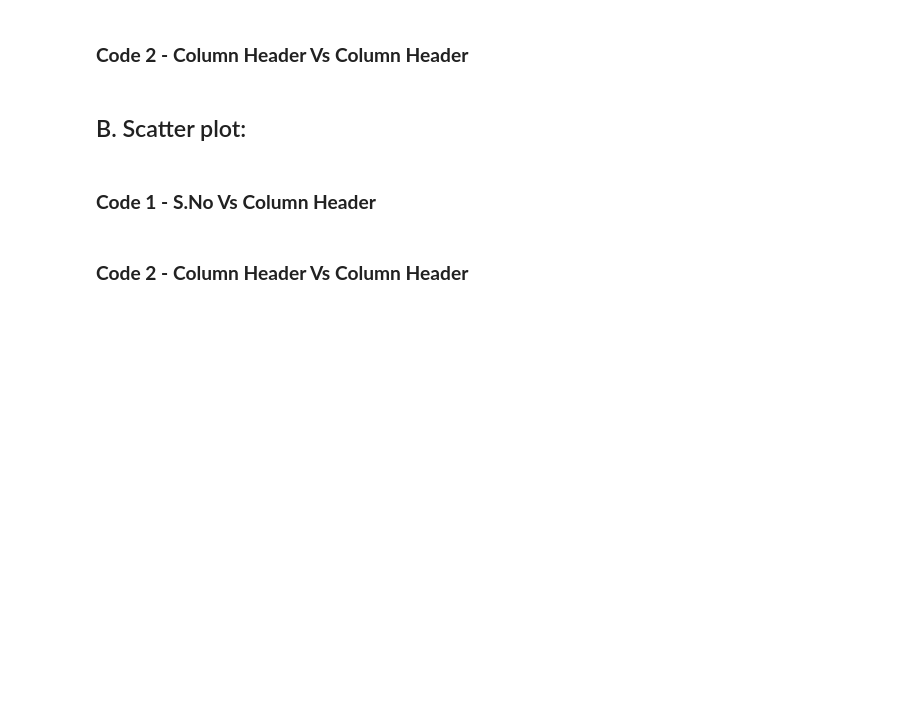
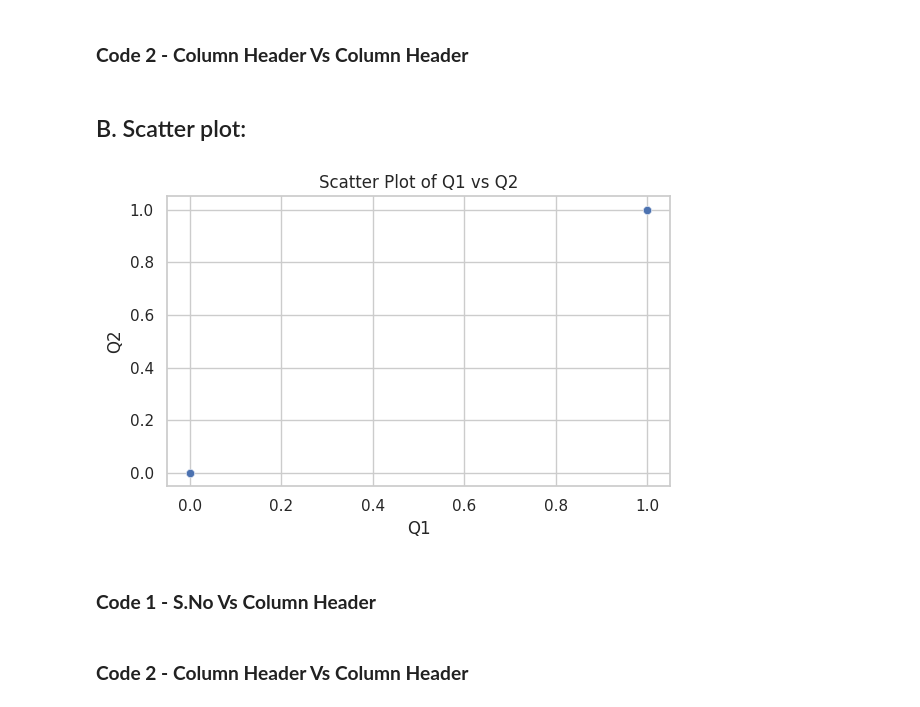
Before and after one commit to radhakrishnan-omotec/chatgpt-marketing, a Jupyter notebook: AI_based_Analysis_Research_Project_6.ipynb, the cells around one changed output. Saved outputs shown, nothing was run; the diff lists cells and outputs as text; code cells hidden in the pictures; blank space fills up the shorter version.

```diff
--- a/AI_based_Analysis_Research_Project_6.ipynb
+++ b/AI_based_Analysis_Research_Project_6.ipynb
@@ -303,35 +303,37 @@ sns.boxplot(data=df, x="AnyColumn like Q1,Q2", y="AnyColumn like Q1,Q2")
 
 import pandas as pd
 import seaborn as sns
 import matplotlib.pyplot as plt
 
 # Read "AI_Responses.CSV File"
 data =  pd.read_csv("/content/test-repo/AI_Reponses.csv")
 
 data.head(1)
 
 
 # Create a DataFrame from the data
 df = pd.DataFrame(data)
 
 # Select the numerical columns for scatter plotting
 numerical_columns = df.iloc[:, 4:]  # Assuming the numerical columns start from index 4 # DEA Correction to the appropriate name
 
 # Set up the figure and axes
-plt.figure(figsize=(12, 8))
+plt.figure(figsize=(6, 4))
 sns.set(style="whitegrid")
 
 # Create scatter plots using Seaborn
-sns.scatterplot(data=numerical_columns, x='Q1', y='Q2', alpha=0.7) # DEA Correction to the appropriate name
+sns.scatterplot(data=numerical_columns, x='Q1_new', y='Q1_new', alpha=0.7) # DEA Correction to the appropriate name
 
 # Customize the plot
 plt.title("Scatter Plot of Q1 vs Q2") # DEA Correction to the appropriate name
 plt.xlabel("Q1")                      # DEA Correction to the appropriate name
 plt.ylabel("Q2")                      # DEA Correction to the appropriate name
 
 # Show the plot
 plt.tight_layout()
 plt.show()
+# %% [output]
+[figure, added]
 # %% [markdown]
 ### **Code 1 - S.No Vs Column Header**
 # %% [markdown]
```
Also changed, not shown: parts of 1 cell of this notebook.
